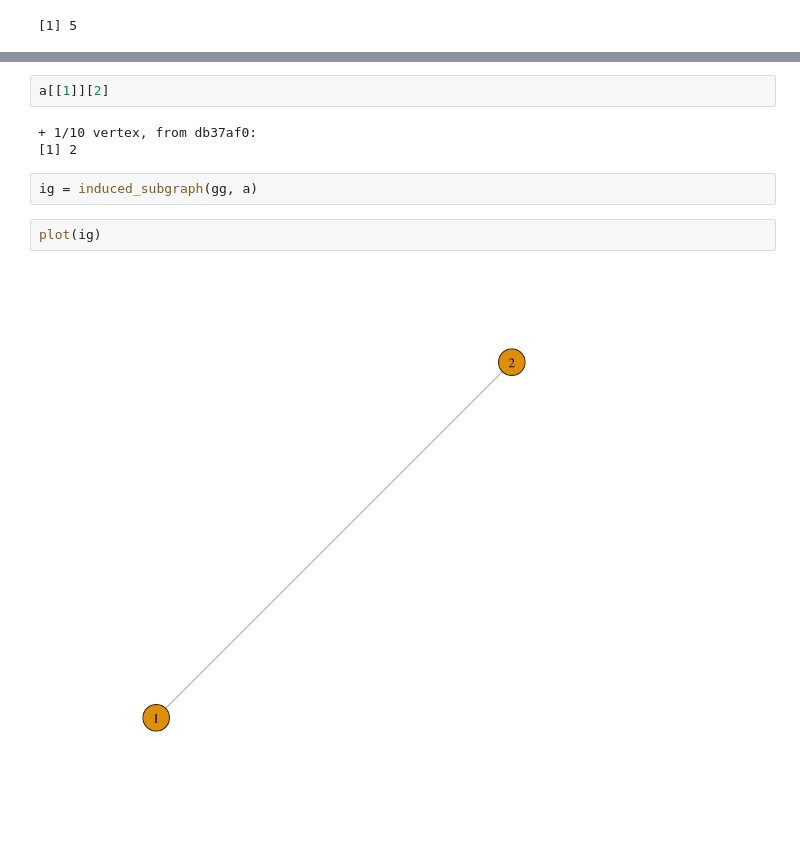
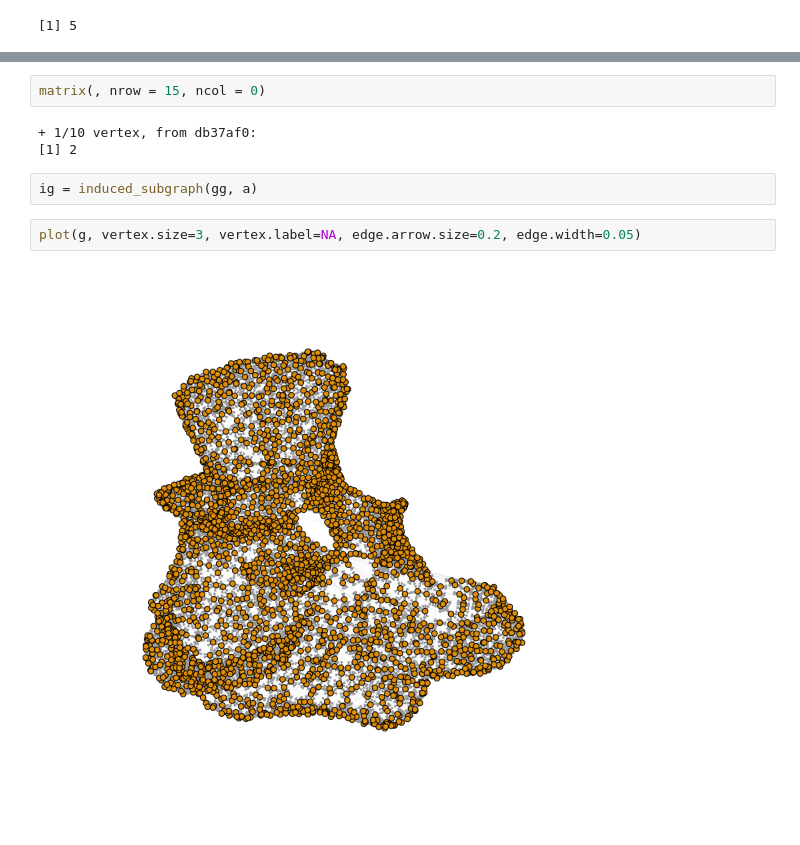
Before and after one commit to TeYuanLiu/graph_algorithms, a Jupyter notebook: Project5_Q11-13.ipynb, the cells around one changed output, grey strips where cells are left out. Drawn from its saved outputs; the diff is of its cells as text.

```diff
--- a/Project5_Q11-13.ipynb
+++ b/Project5_Q11-13.ipynb
@@ -401,11 +294,11 @@ a
-# %%
-a[[1]][2]
-# %% [output]
-+ 1/10 vertex, from db37af0:
-[1] 2
+# %%
+matrix(, nrow = 15, ncol = 0)
+# %% [output]
++ 1/10 vertex, from db37af0:
+[1] 2
 # %%
 ig = induced_subgraph(gg, a)
-# %%
-plot(ig)
-# %% [output]
-[figure, removed]
+# %%
+plot(g, vertex.size=3, vertex.label=NA, edge.arrow.size=0.2, edge.width=0.05)
+# %% [output]
+[figure, added]
```
Also changed, not shown: parts of 27 cells of this notebook.
